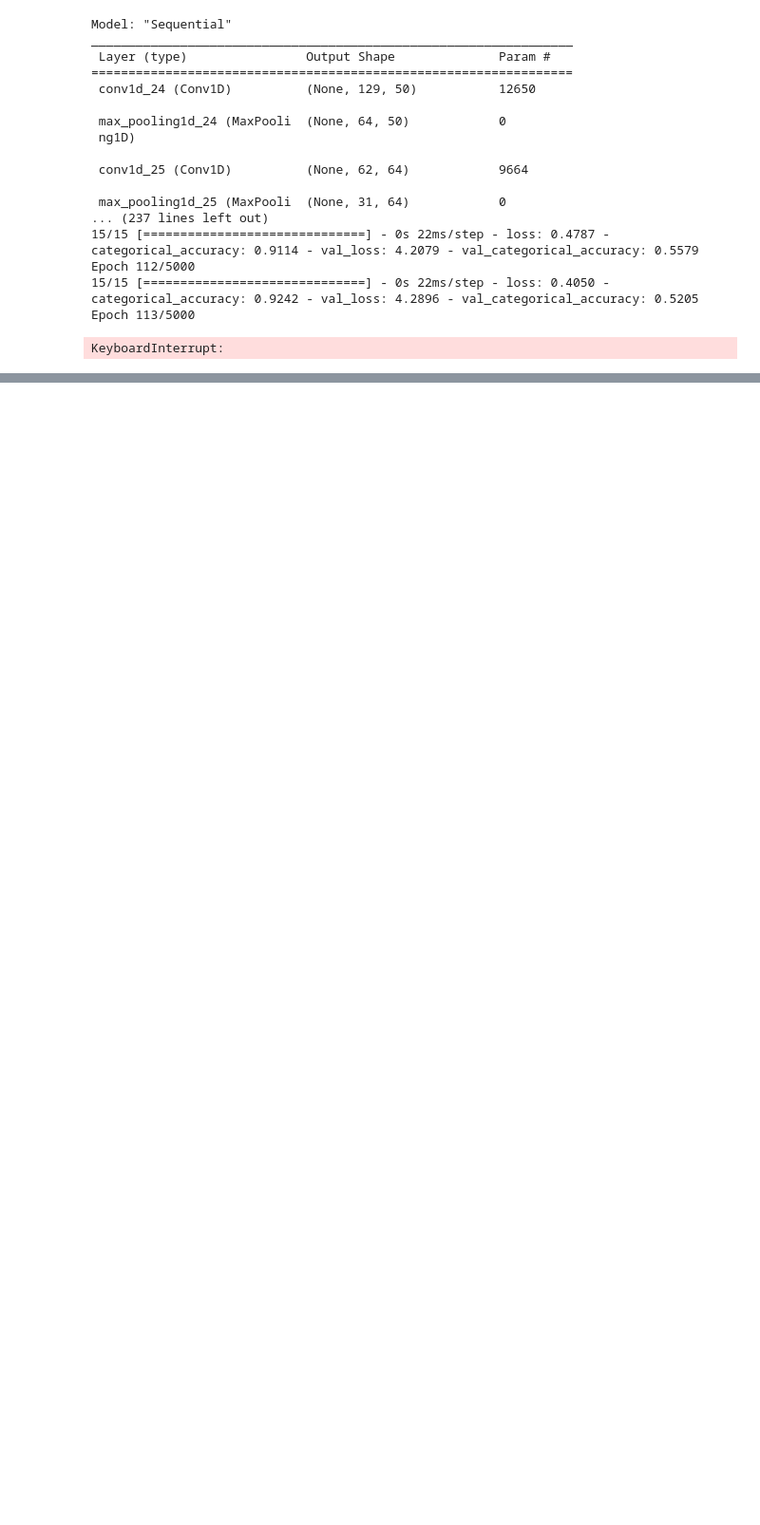
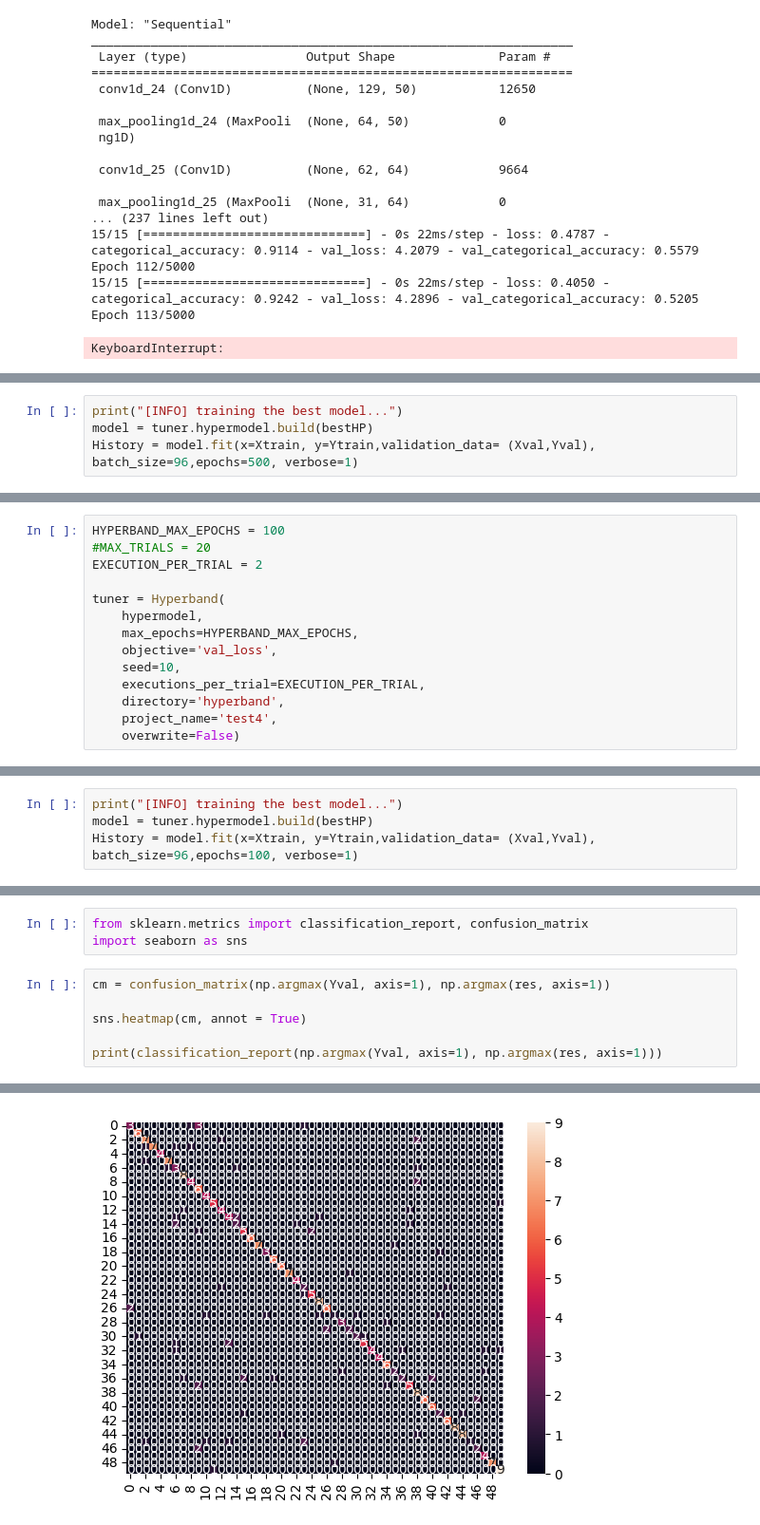
Before and after one commit to kristiany45/DAP_Github, a Jupyter notebook: tests mediapipe/Mediapipe ASL Citizen-Hands.ipynb, the cells around one changed output, grey strips where cells are left out. Shown at 95% size. Cells and saved outputs as stored; diff of their text form; blank space fills up the shorter version.

```diff
--- a/tests mediapipe/Mediapipe ASL Citizen-Hands.ipynb
+++ b/tests mediapipe/Mediapipe ASL Citizen-Hands.ipynb
@@ -2465,0 +2522,4 @@ Epoch 17/34
+# %%
+print("[INFO] training the best model...")
+model = tuner.hypermodel.build(bestHP)
+History = model.fit(x=Xtrain, y=Ytrain,validation_data= (Xval,Yval), batch_size=96,epochs=500, verbose=1)
@@ -2465,0 +2615,14 @@ Epoch 17/34
+# %%
+HYPERBAND_MAX_EPOCHS = 100
+#MAX_TRIALS = 20
+EXECUTION_PER_TRIAL = 2
+
+tuner = Hyperband(
+    hypermodel,
+    max_epochs=HYPERBAND_MAX_EPOCHS,
+    objective='val_loss',
+    seed=10,
+    executions_per_trial=EXECUTION_PER_TRIAL,
+    directory='hyperband',
+    project_name='test4',
+    overwrite=False)
@@ -2465,0 +2683,4 @@ Epoch 17/34
+# %%
+print("[INFO] training the best model...")
+model = tuner.hypermodel.build(bestHP)
+History = model.fit(x=Xtrain, y=Ytrain,validation_data= (Xval,Yval), batch_size=96,epochs=100, verbose=1)
@@ -2465,0 +2736,10 @@ Epoch 17/34
+# %%
+from sklearn.metrics import classification_report, confusion_matrix
+import seaborn as sns
+# %%
+cm = confusion_matrix(np.argmax(Yval, axis=1), np.argmax(res, axis=1))
+
+sns.heatmap(cm, annot = True)
+
+print(classification_report(np.argmax(Yval, axis=1), np.argmax(res, axis=1)))
+# %% [output]
@@ -2465,0 +2763 @@ Epoch 17/34
+[figure, added]
```
Also changed, not shown: parts of 192 cells of this notebook.
